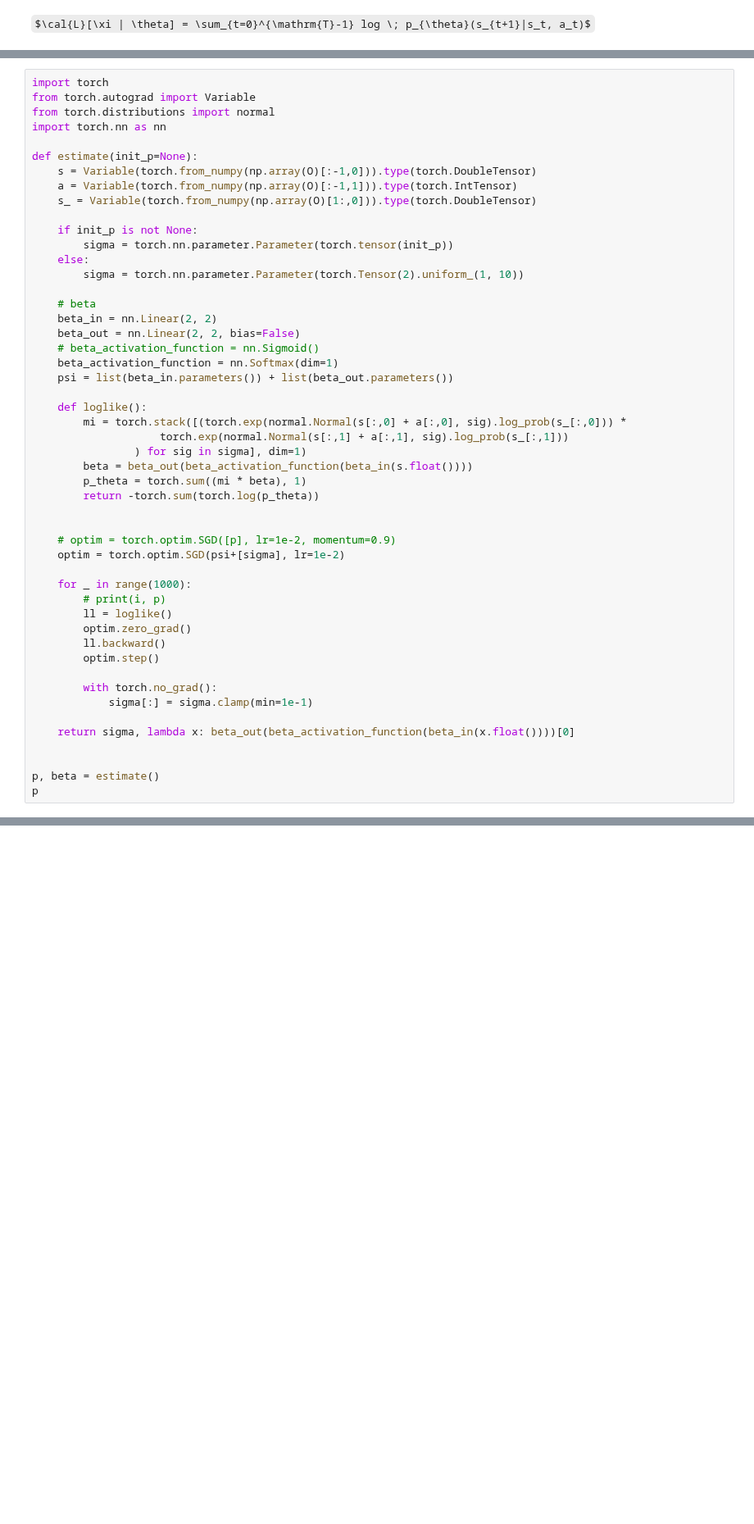
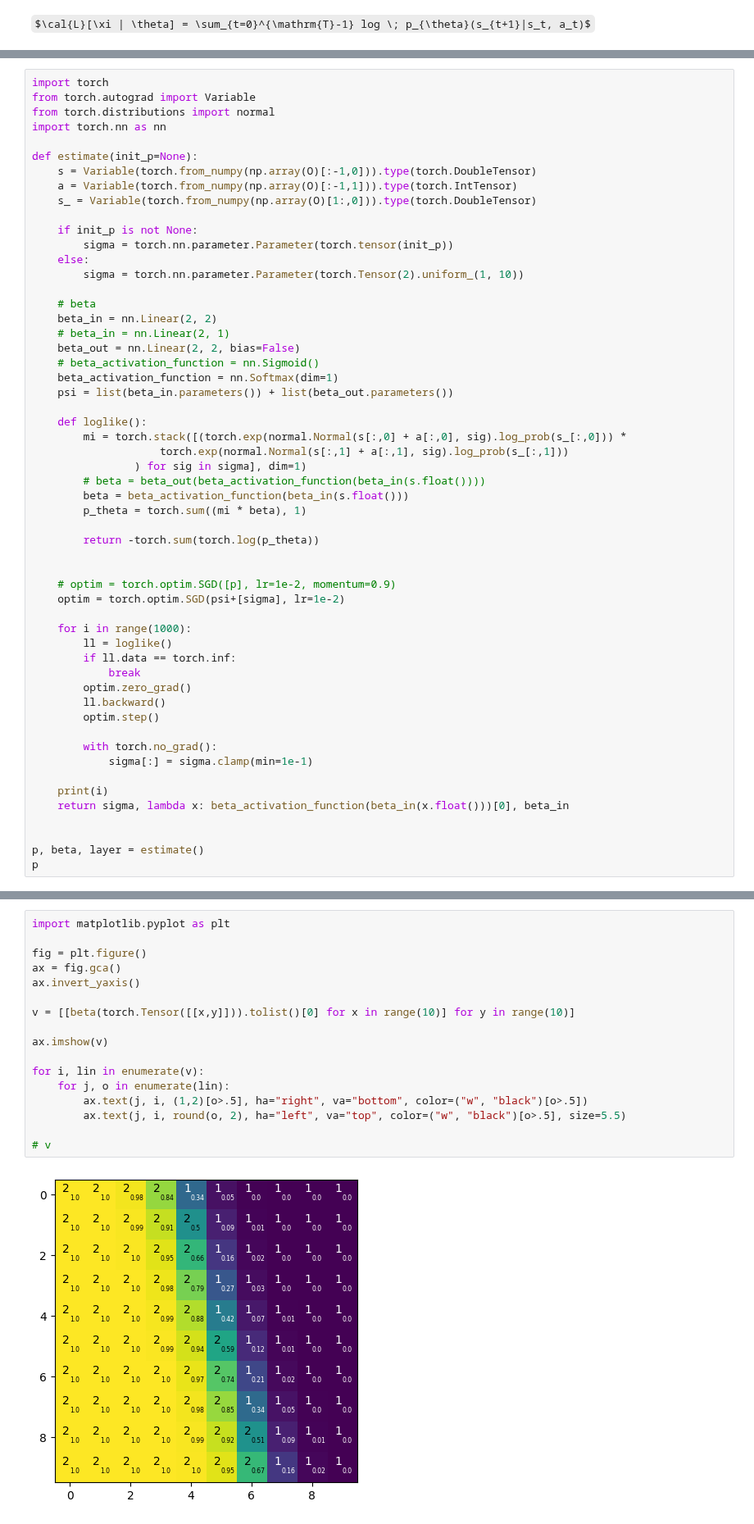
Before and after one commit to guialba/RL, a Jupyter notebook: Gridworld/custom/ex4NN.ipynb, the cells around one changed output, grey strips where cells are left out. Shown at 82% size. Saved outputs shown, nothing was run; the diff lists cells and outputs as text; some formulas as TeX source; blank space fills up the shorter version.

Commit message:
beta-nn viz

```diff
--- a/Gridworld/custom/ex4NN.ipynb
+++ b/Gridworld/custom/ex4NN.ipynb
@@ -165,6 +165,7 @@ def estimate(init_p=None):
 
     # beta
     beta_in = nn.Linear(2, 2)
+    # beta_in = nn.Linear(2, 1)
     beta_out = nn.Linear(2, 2, bias=False)
     # beta_activation_function = nn.Sigmoid()
     beta_activation_function = nn.Softmax(dim=1)
@@ -174,17 +175,20 @@ def estimate(init_p=None):
         mi = torch.stack([(torch.exp(normal.Normal(s[:,0] + a[:,0], sig).log_prob(s_[:,0])) *
                     torch.exp(normal.Normal(s[:,1] + a[:,1], sig).log_prob(s_[:,1]))
                 ) for sig in sigma], dim=1)
-        beta = beta_out(beta_activation_function(beta_in(s.float())))
+        # beta = beta_out(beta_activation_function(beta_in(s.float())))
+        beta = beta_activation_function(beta_in(s.float()))
         p_theta = torch.sum((mi * beta), 1)
+
         return -torch.sum(torch.log(p_theta))
 
 
     # optim = torch.optim.SGD([p], lr=1e-2, momentum=0.9)
     optim = torch.optim.SGD(psi+[sigma], lr=1e-2)
 
-    for _ in range(1000):
-        # print(i, p)
+    for i in range(1000):
         ll = loglike()
+        if ll.data == torch.inf:
+            break
         optim.zero_grad()
         ll.backward()
         optim.step()
@@ -192,9 +196,10 @@ def estimate(init_p=None):
         with torch.no_grad():
             sigma[:] = sigma.clamp(min=1e-1)
 
-    return sigma, lambda x: beta_out(beta_activation_function(beta_in(x.float())))[0]
+    print(i)
+    return sigma, lambda x: beta_activation_function(beta_in(x.float()))[0], beta_in
 
 
-p, beta = estimate()
+p, beta, layer = estimate()
 p
 # %% [output]
@@ -206,0 +225,19 @@ tensor([-44.0586,   6.5992], grad_fn=<SelectBackward0>)
+# %%
+import matplotlib.pyplot as plt
+
+fig = plt.figure()
+ax = fig.gca()
+ax.invert_yaxis()
+
+v = [[beta(torch.Tensor([[x,y]])).tolist()[0] for x in range(10)] for y in range(10)]
+
+ax.imshow(v)
+
+for i, lin in enumerate(v):
+    for j, o in enumerate(lin):
+        ax.text(j, i, (1,2)[o>.5], ha="right", va="bottom", color=("w", "black")[o>.5])
+        ax.text(j, i, round(o, 2), ha="left", va="top", color=("w", "black")[o>.5], size=5.5)
+
+# v
+# %% [output]
+[figure, added]
```
Also changed, not shown: parts of 10 cells of this notebook, 4 other files.
